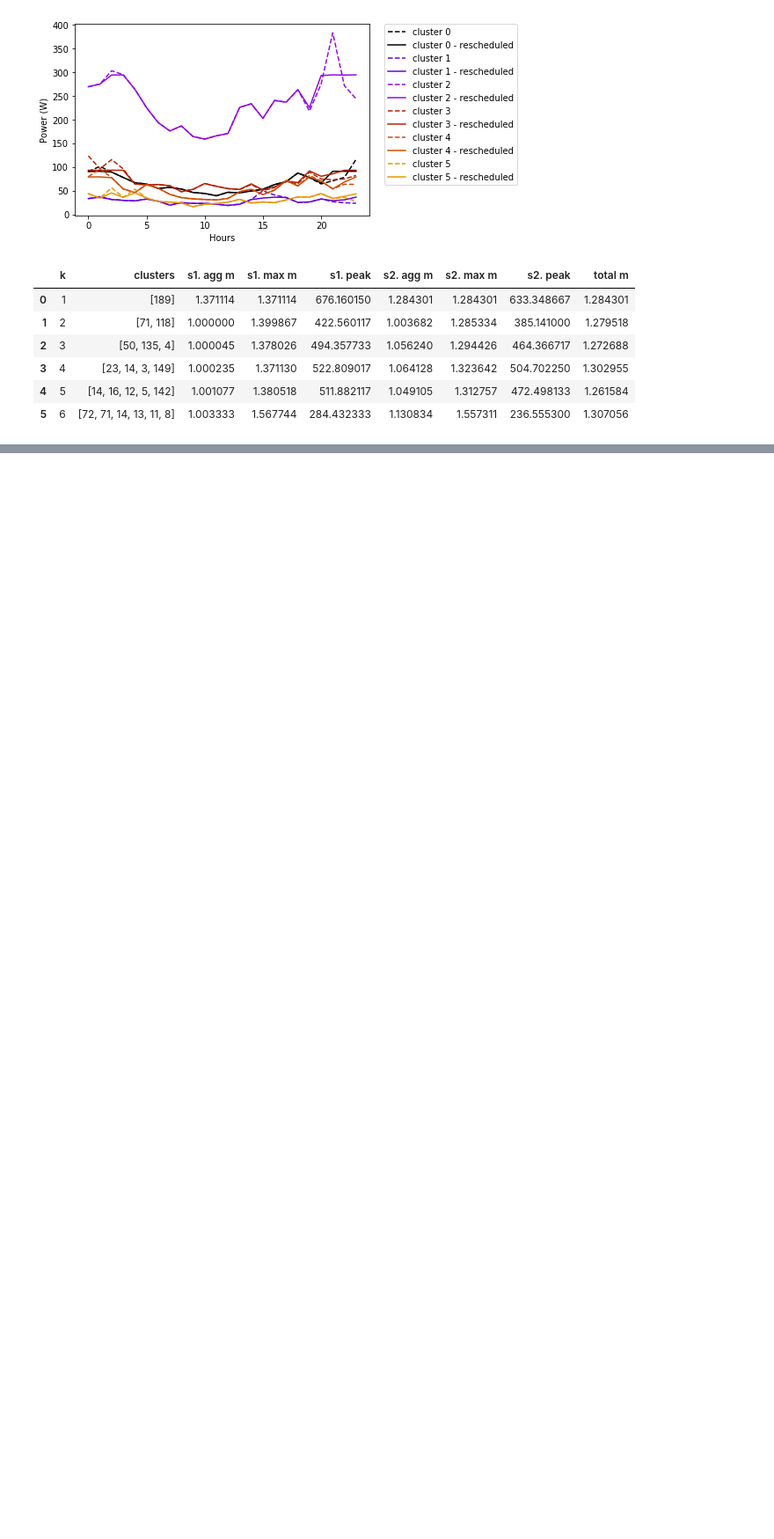
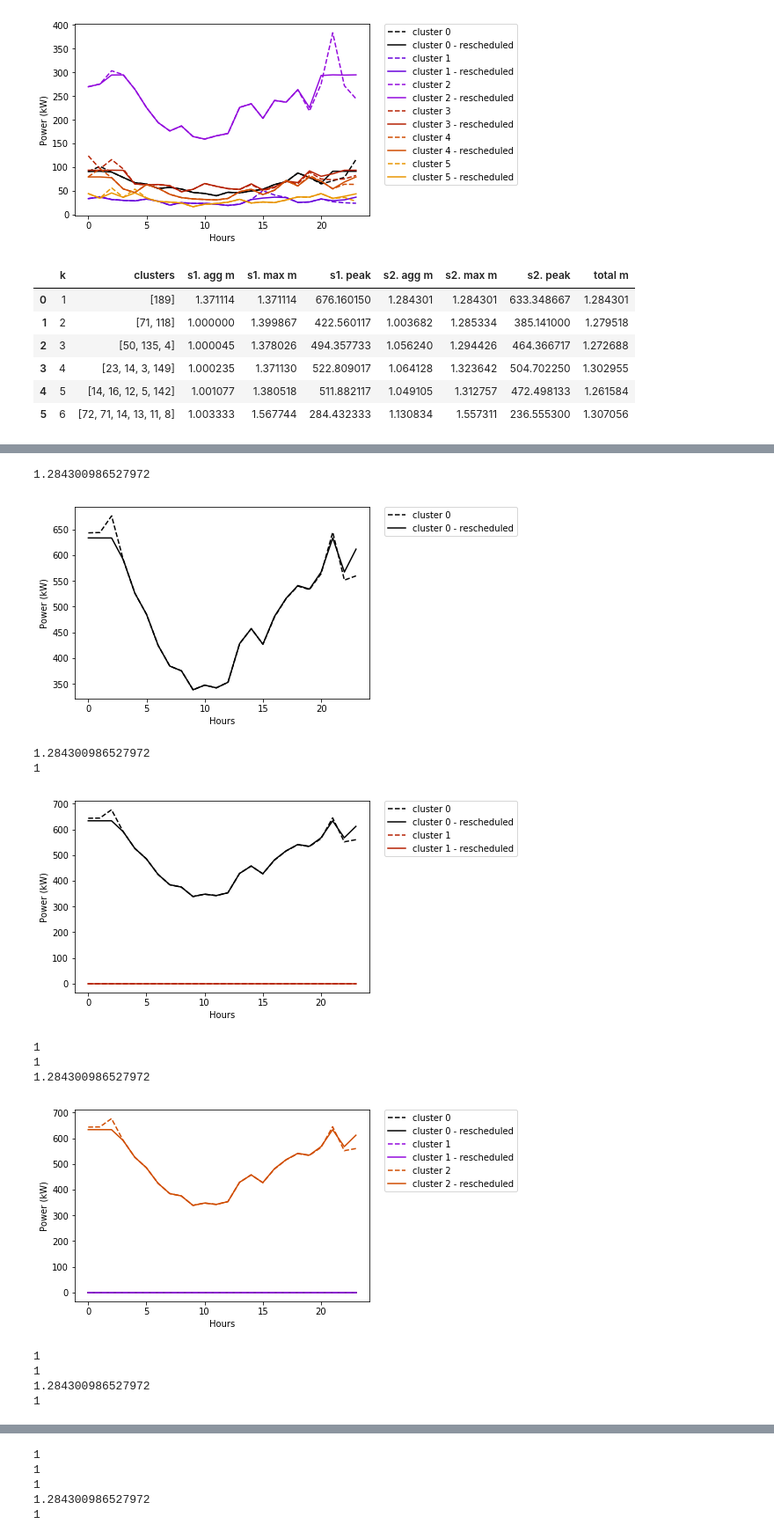
Before and after one commit to vicaba/siot-clustering-viz, a Jupyter notebook: siot-clustering.ipynb, the cells around one changed output, grey strips where cells are left out. Shown at 88% size. Saved outputs shown, nothing was run; the diff lists cells and outputs as text; code cells hidden in the pictures; blank space fills up the shorter version.

Commit message:
local_average metric dataset added

```diff
--- a/siot-clustering.ipynb
+++ b/siot-clustering.ipynb
@@ -41,10 +76,10 @@ def plot(data):
             rgba_color = cm.gnuplot(norm(cIdx))
             ax.plot(clusters_step1[cIdx]["syntheticCenter"], "--", color=rgba_color, label="cluster %s" % cIdx)
             ax.plot(clusters_step2[cIdx]["syntheticCenter"], color=rgba_color, label="cluster %s - rescheduled" % cIdx)
-            print(clusters_step1[cIdx]["metric"])
+            print(clusters_step2[cIdx]["metric"])
         ax.legend(bbox_to_anchor=(1.05, 1), loc=2, borderaxespad=0.)
 
-        ax.set(xlabel='Hours', ylabel='Power (W)',title='')
+        ax.set(xlabel='Hours', ylabel='Power (kW)',title='')
         plt.show()
 # %%
 plot(batch_global)
@@ -122 +157,5 @@ plot(batch_local)
 [figure]
+# %%
+summaryBatch_local_average = pd.read_json("./local_average/summaryBatch.json")
+summaryBatch_local_average = summaryBatch_local[["k","clusters","s1. agg m","s1. max m","s1. peak","s2. agg m","s2. max m","s2. peak","total m"]]
+batch_local_average = pd.read_json("./local_average/batch.json")
@@ -122,0 +172,16 @@ plot(batch_local)
+# %%
+plot(batch_local_average)
+# %% [output]
+1.284300986527972
+[figure, added]
+1.284300986527972
+1
+[figure, added]
+1
+1
+1.284300986527972
+[figure, added]
+1
+1
+1.284300986527972
+1
@@ -122,0 +189,5 @@ plot(batch_local)
+1
+1
+1
+1.284300986527972
+1
```
Also changed, not shown: parts of 10 cells of this notebook, 6 other files.
